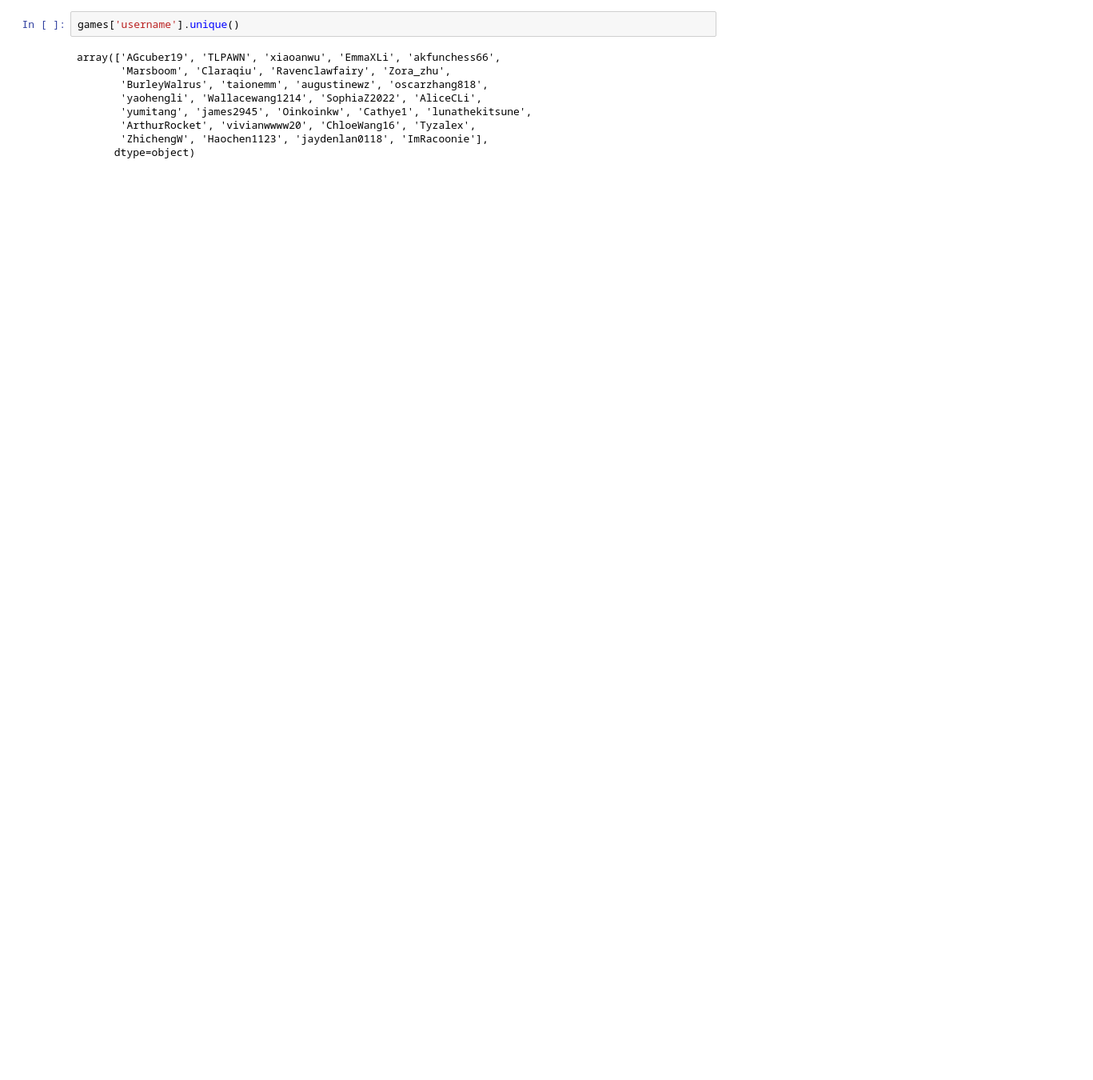
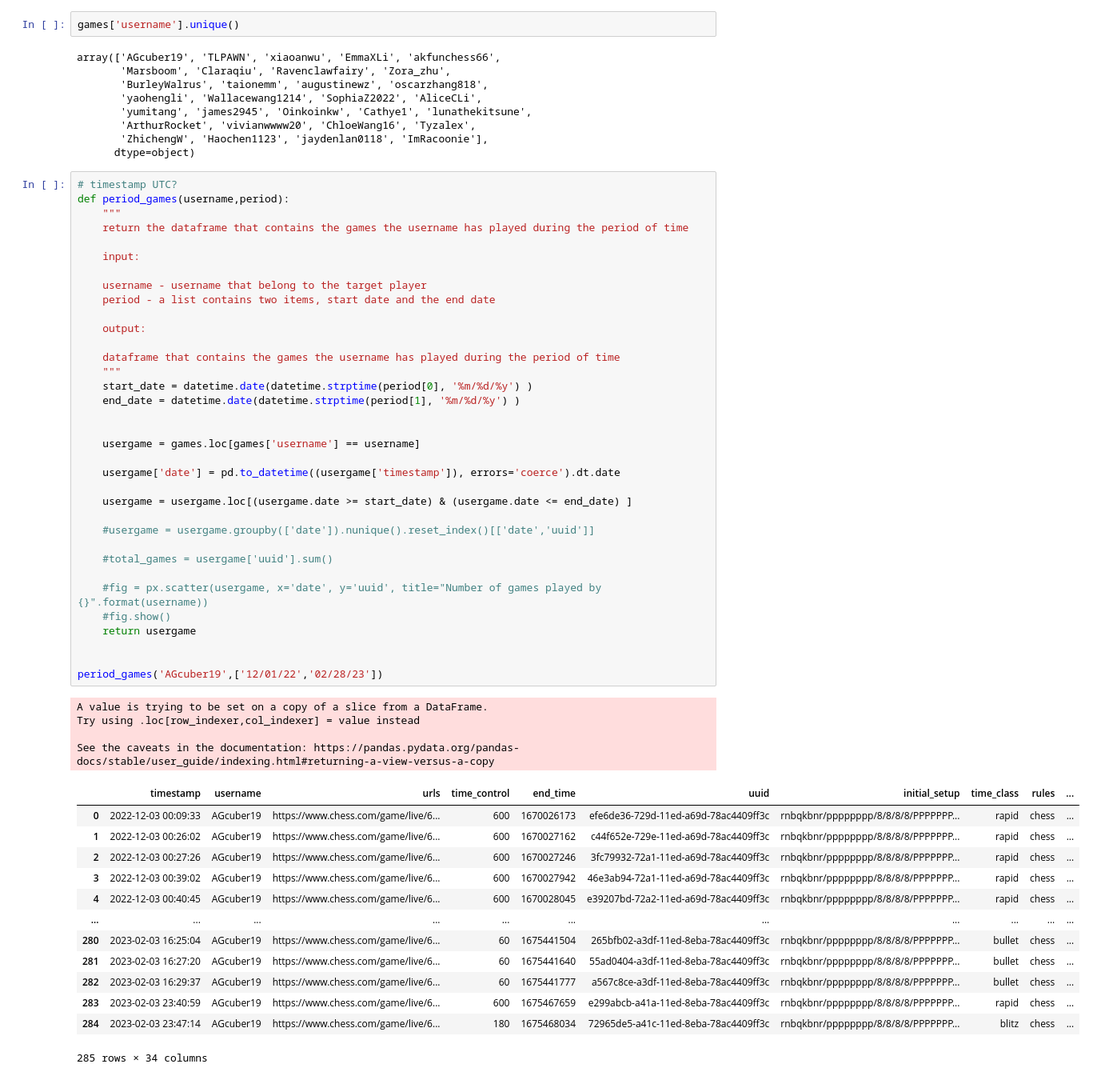
Before and after one commit to thecrossed/chess_analytics, a Jupyter notebook: chess_student_report.ipynb, the cells around one changed output. Shown: that part at 80% size. Cells and saved outputs as stored; diff of their text form; blank space fills up the shorter version.

```diff
--- a/chess_student_report.ipynb
+++ b/chess_student_report.ipynb
@@ -77,6 +79,59 @@ array(['AGcuber19', 'TLPAWN', 'xiaoanwu', 'EmmaXLi', 'akfunchess66',
        'ArthurRocket', 'vivianwwww20', 'ChloeWang16', 'Tyzalex',
        'ZhichengW', 'Haochen1123', 'jaydenlan0118', 'ImRacoonie'],
       dtype=object)
+# %%
+# timestamp UTC?
+def period_games(username,period):
+    """
+    return the dataframe that contains the games the username has played during the period of time
+
+    input:
+
+    username - username that belong to the target player
+    period - a list contains two items, start date and the end date
+
+    output:
+
+    dataframe that contains the games the username has played during the period of time
+    """
+    start_date = datetime.date(datetime.strptime(period[0], '%m/%d/%y') )
+    end_date = datetime.date(datetime.strptime(period[1], '%m/%d/%y') )
+
+
+    usergame = games.loc[games['username'] == username]
+
+    usergame['date'] = pd.to_datetime((usergame['timestamp']), errors='coerce').dt.date
+
+    usergame = usergame.loc[(usergame.date >= start_date) & (usergame.date <= end_date) ]
+
+    #usergame = usergame.groupby(['date']).nunique().reset_index()[['date','uuid']]
+
+    #total_games = usergame['uuid'].sum()
+
+    #fig = px.scatter(usergame, x='date', y='uuid', title="Number of games played by {}".format(username))
+    #fig.show()
+    return usergame
+
+
+period_games('AGcuber19',['12/01/22','02/28/23'])
+# %% [output]
+A value is trying to be set on a copy of a slice from a DataFrame.
+Try using .loc[row_indexer,col_indexer] = value instead
+
+See the caveats in the documentation: https://pandas.pydata.org/pandas-docs/stable/user_guide/indexing.html#returning-a-view-versus-a-copy
+|  | timestamp | username | urls | time_control | end_time | uuid | initial_setup | time_class | rules | ... |
+| 0 | 2022-12-03 00:09:33 | AGcuber19 | https://www.chess.com/game/live/6... | 600 | 1670026173 | efe6de36-729d-11ed-a69d-78ac4409ff3c | rnbqkbnr/pppppppp/8/8/8/8/PPPPPPP... | rapid | chess | ... |
+| 1 | 2022-12-03 00:26:02 | AGcuber19 | https://www.chess.com/game/live/6... | 600 | 1670027162 | c44f652e-729e-11ed-a69d-78ac4409ff3c | rnbqkbnr/pppppppp/8/8/8/8/PPPPPPP... | rapid | chess | ... |
+| 2 | 2022-12-03 00:27:26 | AGcuber19 | https://www.chess.com/game/live/6... | 600 | 1670027246 | 3fc79932-72a1-11ed-a69d-78ac4409ff3c | rnbqkbnr/pppppppp/8/8/8/8/PPPPPPP... | rapid | chess | ... |
+| 3 | 2022-12-03 00:39:02 | AGcuber19 | https://www.chess.com/game/live/6... | 600 | 1670027942 | 46e3ab94-72a1-11ed-a69d-78ac4409ff3c | rnbqkbnr/pppppppp/8/8/8/8/PPPPPPP... | rapid | chess | ... |
+| 4 | 2022-12-03 00:40:45 | AGcuber19 | https://www.chess.com/game/live/6... | 600 | 1670028045 | e39207bd-72a2-11ed-a69d-78ac4409ff3c | rnbqkbnr/pppppppp/8/8/8/8/PPPPPPP... | rapid | chess | ... |
+| ... | ... | ... | ... | ... | ... | ... | ... | ... | ... | ... |
+| 280 | 2023-02-03 16:25:04 | AGcuber19 | https://www.chess.com/game/live/6... | 60 | 1675441504 | 265bfb02-a3df-11ed-8eba-78ac4409ff3c | rnbqkbnr/pppppppp/8/8/8/8/PPPPPPP... | bullet | chess | ... |
+| 281 | 2023-02-03 16:27:20 | AGcuber19 | https://www.chess.com/game/live/6... | 60 | 1675441640 | 55ad0404-a3df-11ed-8eba-78ac4409ff3c | rnbqkbnr/pppppppp/8/8/8/8/PPPPPPP... | bullet | chess | ... |
+| 282 | 2023-02-03 16:29:37 | AGcuber19 | https://www.chess.com/game/live/6... | 60 | 1675441777 | a567c8ce-a3df-11ed-8eba-78ac4409ff3c | rnbqkbnr/pppppppp/8/8/8/8/PPPPPPP... | bullet | chess | ... |
+| 283 | 2023-02-03 23:40:59 | AGcuber19 | https://www.chess.com/game/live/6... | 600 | 1675467659 | e299abcb-a41a-11ed-8eba-78ac4409ff3c | rnbqkbnr/pppppppp/8/8/8/8/PPPPPPP... | rapid | chess | ... |
+| 284 | 2023-02-03 23:47:14 | AGcuber19 | https://www.chess.com/game/live/6... | 180 | 1675468034 | 72965de5-a41c-11ed-8eba-78ac4409ff3c | rnbqkbnr/pppppppp/8/8/8/8/PPPPPPP... | blitz | chess | ... |
+285 rows × 34 columns
 # %%
 # Q1 - how many games does this player play between date A and date B
 # timestamp UTC?
```
Also changed, not shown: parts of 4 cells of this notebook.
